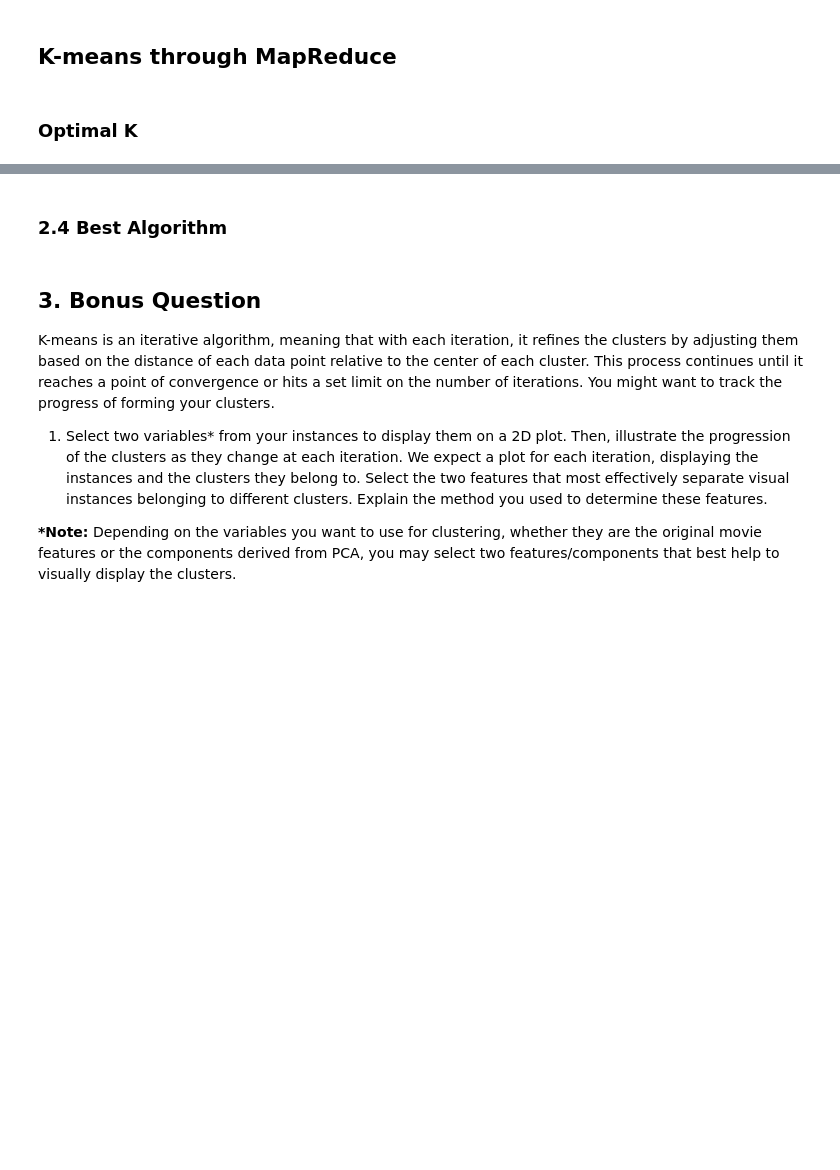
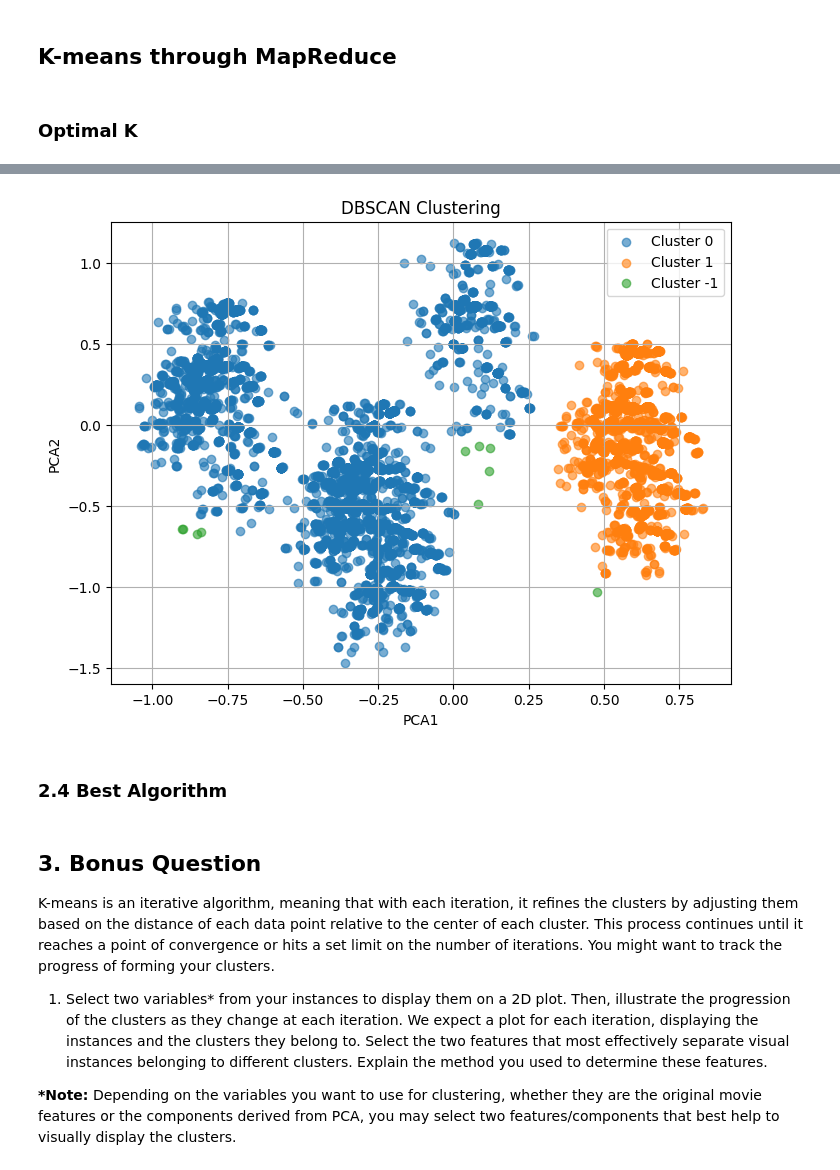
Before and after one commit to khalmatay/ADM-HW4, a Jupyter notebook: main.ipynb, the cells around one changed output, grey strips where cells are left out. Drawn from its saved outputs; the diff is of its cells as text; code cells hidden in the pictures; blank space fills up the shorter version.

```diff
--- a/main.ipynb
+++ b/main.ipynb
@@ -946,3 +1042,31 @@ plt.show()
+# %%
+
+
+# Extract numerical data from PCA DataFrame
+data = pca_df[['PCA1', 'PCA2']].values
+
+# Apply DBSCAN
+dbscan = DBSCAN(eps=0.1, min_samples=5)  # Уменьшаем eps для большей детализации кластеров
+dbscan_labels = dbscan.fit_predict(data)
+
+# Add cluster labels to DataFrame
+pca_df['DBSCAN_Cluster'] = dbscan_labels
+
+# Visualization
+plt.figure(figsize=(8, 6))
+unique_labels = set(dbscan_labels)
+for label in unique_labels:
+    label_data = data[dbscan_labels == label]
+    plt.scatter(label_data[:, 0], label_data[:, 1], label=f'Cluster {label}', alpha=0.6)
+
+plt.title('DBSCAN Clustering')
+plt.xlabel('PCA1')
+plt.ylabel('PCA2')
+plt.legend()
+plt.grid(True)
+plt.show()
+# %% [output]
+[figure, added]
 # %% [markdown]
  ### 2.4 Best Algorithm
 # %% [markdown]
```
Also changed, not shown: parts of 9 cells of this notebook.
